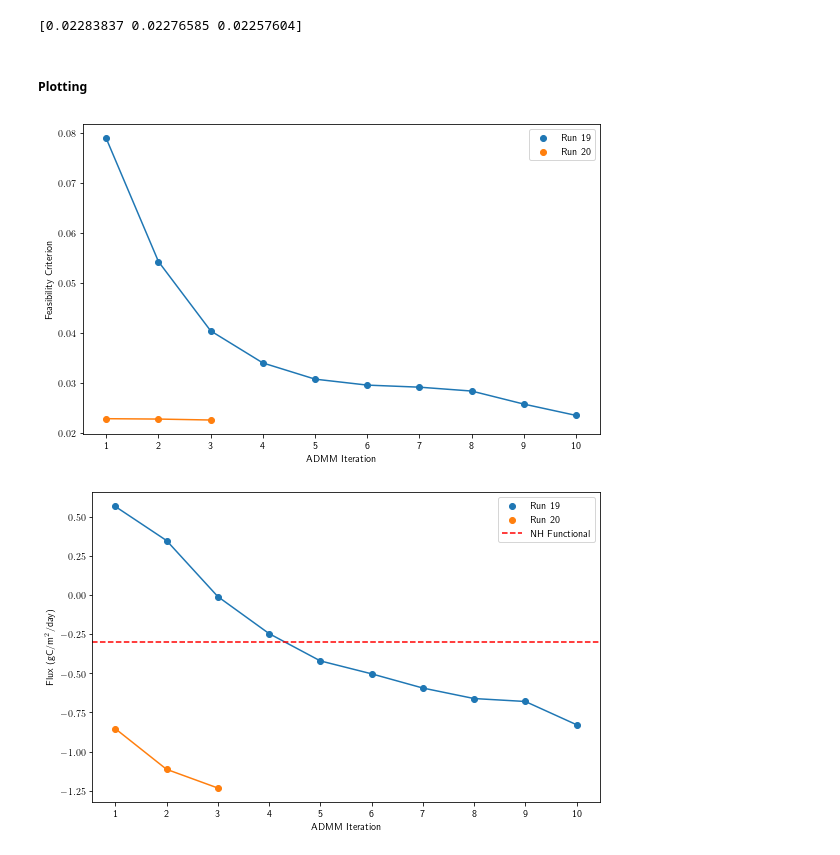
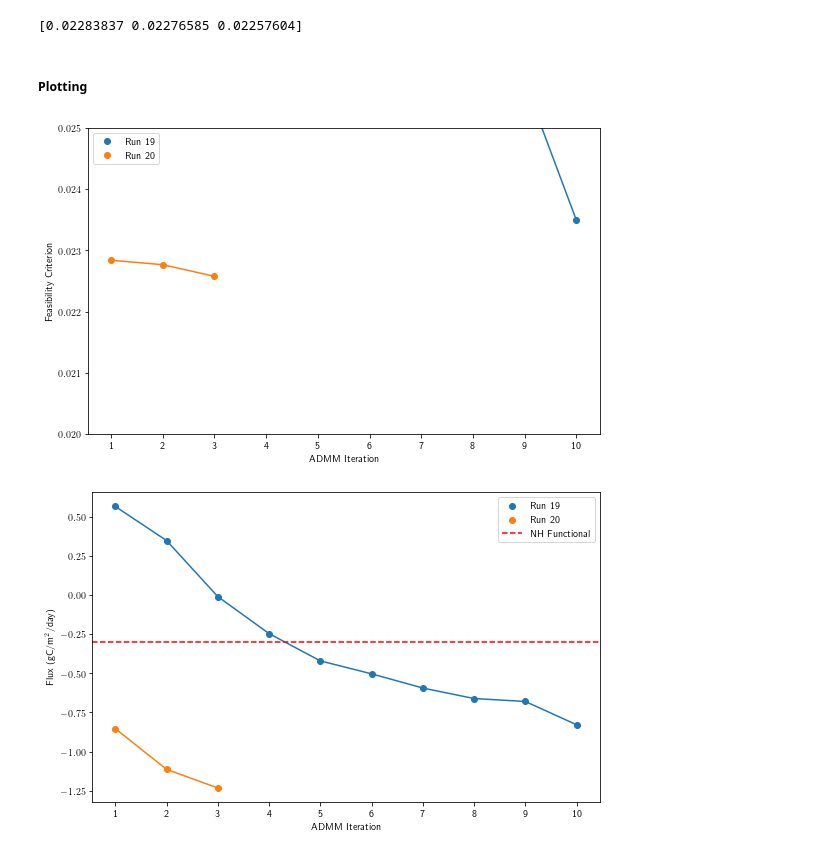
Before and after one commit to mcstanle/cf_inversion_sb_admm, a Jupyter notebook: output_investigations_20.ipynb, the cells around one changed output. Drawn from its saved outputs; the diff is of its cells as text; code cells hidden in the pictures.

```diff
--- a/output_investigations_20.ipynb
+++ b/output_investigations_20.ipynb
@@ -141,6 +145,9 @@ def month_map_plot(df, w_col_str, norm, vmin=None, vmax=None, figsize=(12, 16),
 # %%
 # read in the raw stdout file
-with open(BASE_DIR + '/20/stdout.txt', 'r') as f:
-    stdout_raw = f.readlines()
+with open(BASE_DIR + '/20/stdout_0_2.txt', 'r') as f:
+    stdout_0_2_raw = f.readlines()
+
+with open(BASE_DIR + '/20/stdout_3_10.txt', 'r') as f:
+    stdout_3_10_raw = f.readlines()
 # %%
 # isolate the trajectories from the w optimization
@@ -267,5 +278,3 @@ for i in range(NUM_ITERS):
 print(feasibility)
 # %% [output]
 [0.02283837 0.02276585 0.02257604]
-# %% [markdown]
-##### Plotting
@@ -280,0 +281,2 @@ for i in range(NUM_ITERS_19):
+# %% [markdown]
+##### Plotting
@@ -281,20 +292,21 @@ for i in range(NUM_ITERS_19):
 # %%
 plt.figure(figsize=(8, 5))
 plt.plot(np.arange(1, NUM_ITERS_19 + 1), feasibility_19)
 plt.plot(np.arange(1, NUM_ITERS + 1), feasibility)
 plt.scatter(np.arange(1, NUM_ITERS_19 + 1), feasibility_19, label='Run 19')
 plt.scatter(np.arange(1, NUM_ITERS + 1), feasibility, label='Run 20')
 
 plt.xticks(ticks=np.arange(1, NUM_ITERS_19 + 1), labels=np.arange(1, NUM_ITERS_19 + 1))
 # plt.yscale('log')
+plt.ylim(0.02, 0.025)
 plt.xlabel('ADMM Iteration')
 plt.ylabel('Feasibility Criterion')
 plt.legend()
 plt.tight_layout()
 # plt.savefig(SAVE_FIG_BASE + '/feasibility_progress.png', dpi=300)
 plt.show()
 # %% [output]
-[figure, old version]
+[figure, new version]
 # %%
 plt.figure(figsize=(8, 5))
 plt.plot(np.arange(1, NUM_ITERS_19 + 1), final_res_19['objective_evals'])
```
Also changed, not shown: parts of 21 cells of this notebook, 4 other files.
